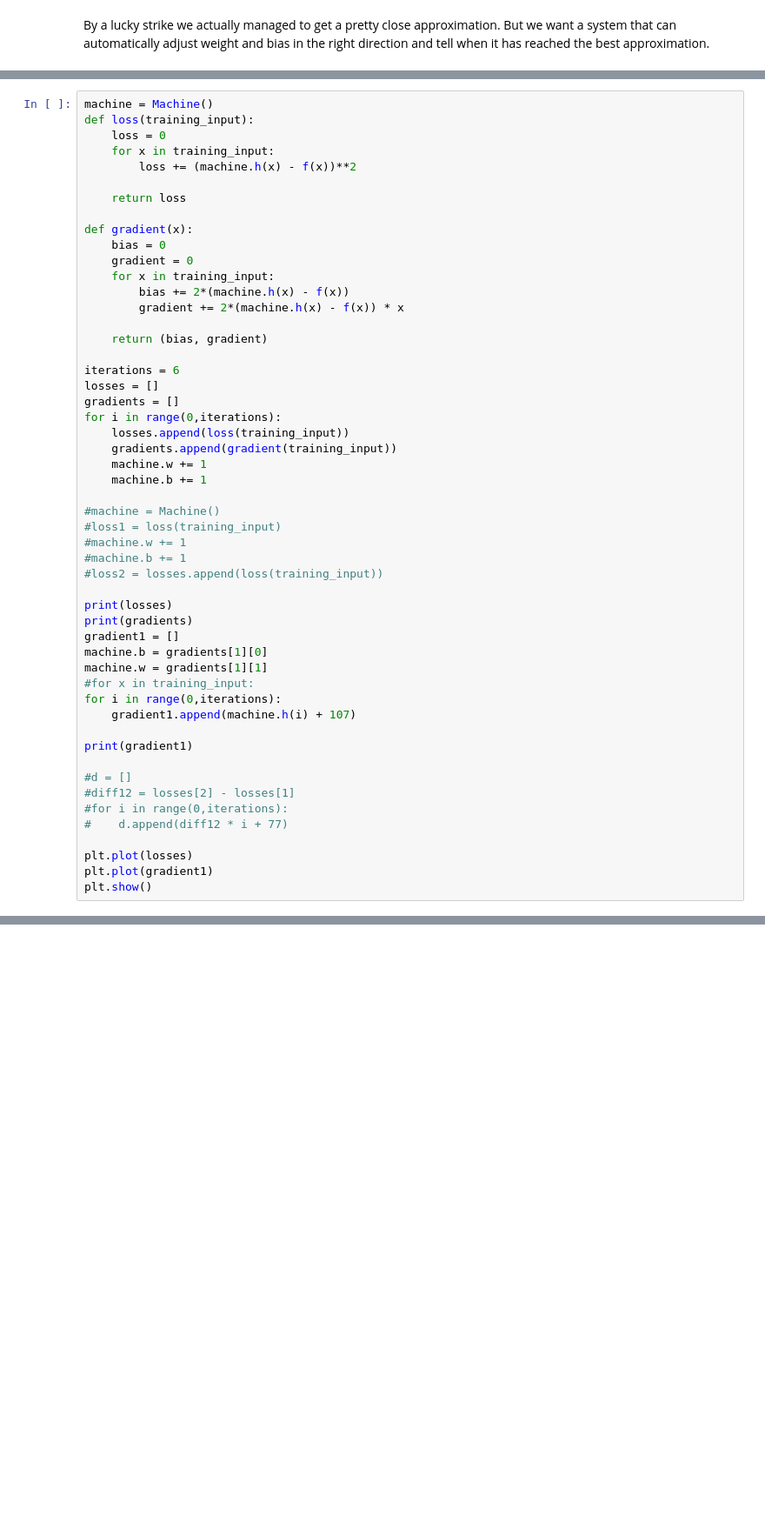
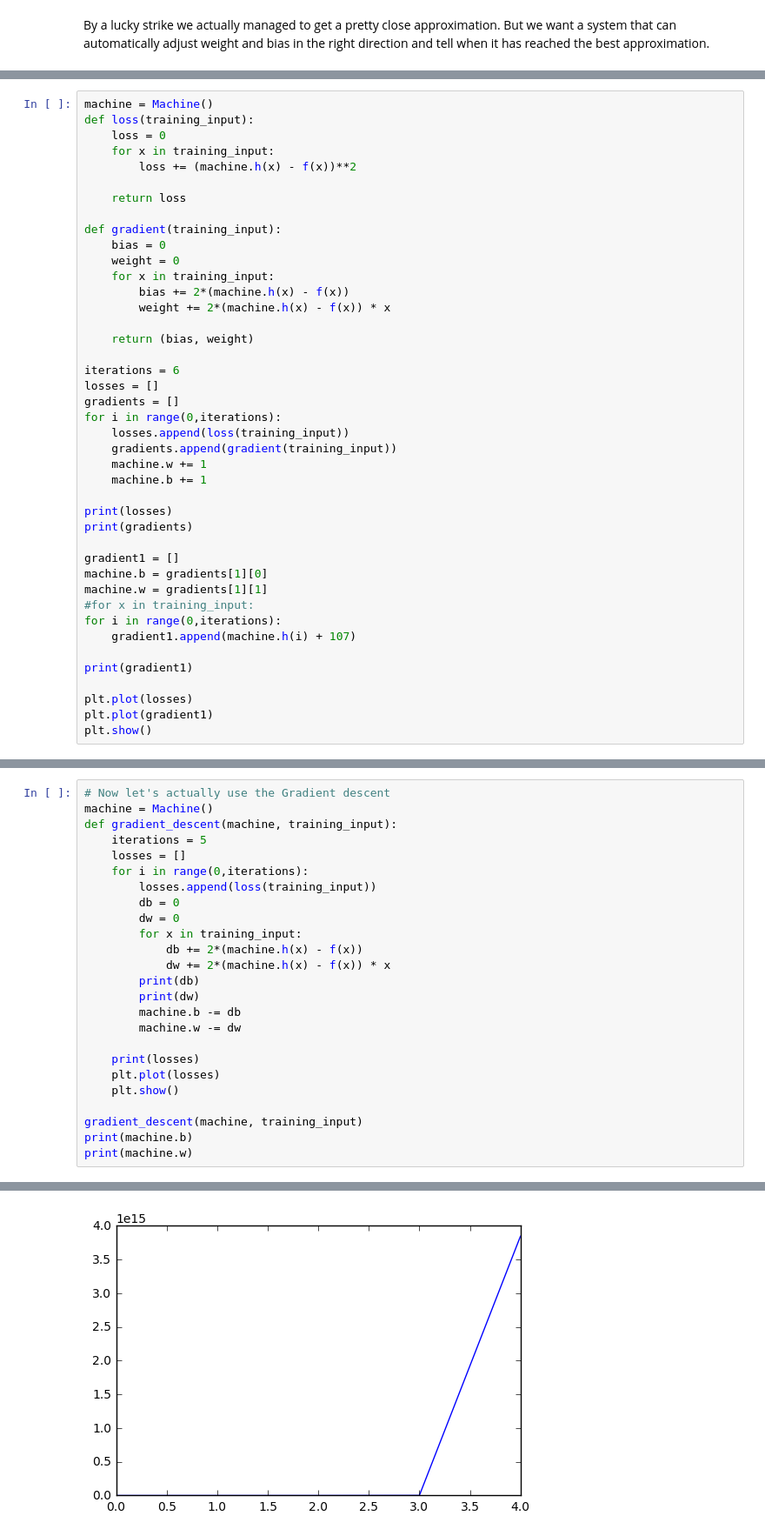
Before and after one commit to jarmop/learning, a Jupyter notebook: machine-learning.ipynb, the cells around one changed output, grey strips where cells are left out. Shown at 87% size. Drawn from its saved outputs; the diff is of its cells as text; blank space fills up the shorter version.

Commit message:
Intro to machine learning: Gradient descent.

```diff
--- a/machine-learning.ipynb
+++ b/machine-learning.ipynb
@@ -157,14 +157,14 @@ def loss(training_input):
 
     return loss
 
-def gradient(x):
+def gradient(training_input):
     bias = 0
-    gradient = 0
+    weight = 0
     for x in training_input:
         bias += 2*(machine.h(x) - f(x))
-        gradient += 2*(machine.h(x) - f(x)) * x
+        weight += 2*(machine.h(x) - f(x)) * x
 
-    return (bias, gradient)
+    return (bias, weight)
 
 iterations = 6
 losses = []
@@ -175,14 +175,9 @@ for i in range(0,iterations):
     machine.w += 1
     machine.b += 1
 
-#machine = Machine()
-#loss1 = loss(training_input)
-#machine.w += 1
-#machine.b += 1
-#loss2 = losses.append(loss(training_input))
-
 print(losses)
 print(gradients)
+
 gradient1 = []
 machine.b = gradients[1][0]
 machine.w = gradients[1][1]
@@ -192,11 +187,6 @@ for i in range(0,iterations):
 
 print(gradient1)
 
-#d = []
-#diff12 = losses[2] - losses[1]
-#for i in range(0,iterations):
-#    d.append(diff12 * i + 77)
-
 plt.plot(losses)
 plt.plot(gradient1)
 plt.show()
@@ -205,3 +195,29 @@ plt.show()
 [(-22, -106), (-14, -54), (-6, -2), (2, 50), (10, 102), (18, 154)]
 [93, 39, -15, -69, -123, -177]
 [figure]
+# %%
+# Now let's actually use the Gradient descent
+machine = Machine()
+def gradient_descent(machine, training_input):
+    iterations = 5
+    losses = []
+    for i in range(0,iterations):
+        losses.append(loss(training_input))
+        db = 0
+        dw = 0
+        for x in training_input:
+            db += 2*(machine.h(x) - f(x))
+            dw += 2*(machine.h(x) - f(x)) * x
+        print(db)
+        print(dw)
+        machine.b -= db
+        machine.w -= dw
+
+    print(losses)
+    plt.plot(losses)
+    plt.show()
+
+gradient_descent(machine, training_input)
+print(machine.b)
+print(machine.w)
+# %% [output]
@@ -207,0 +235 @@ plt.show()
+[figure, added]
```
Also changed, not shown: parts of 5 cells of this notebook.
